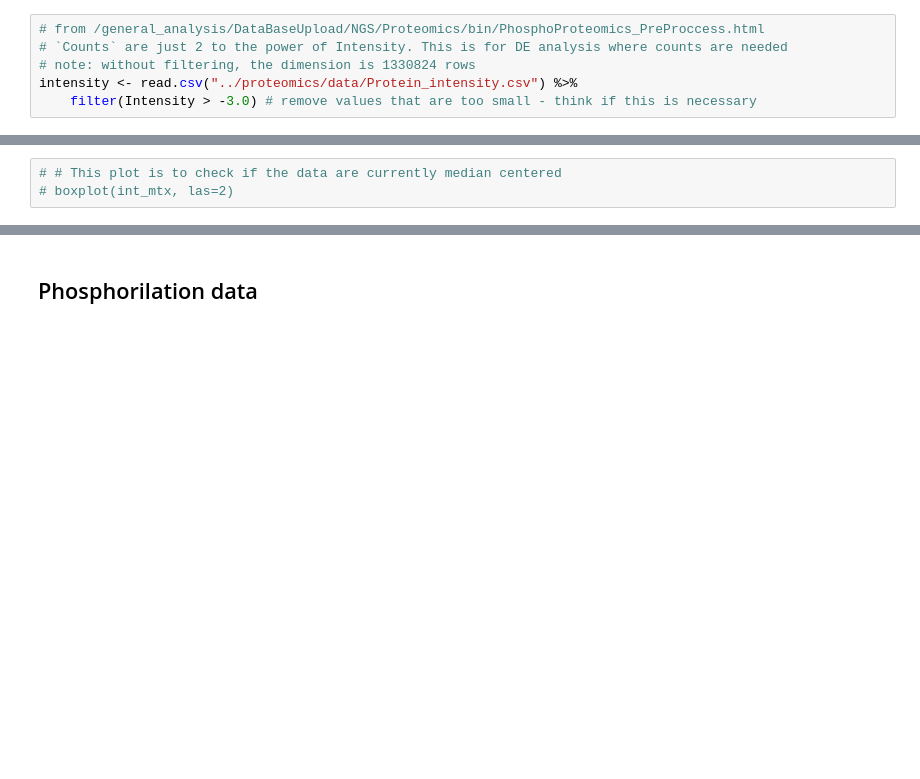
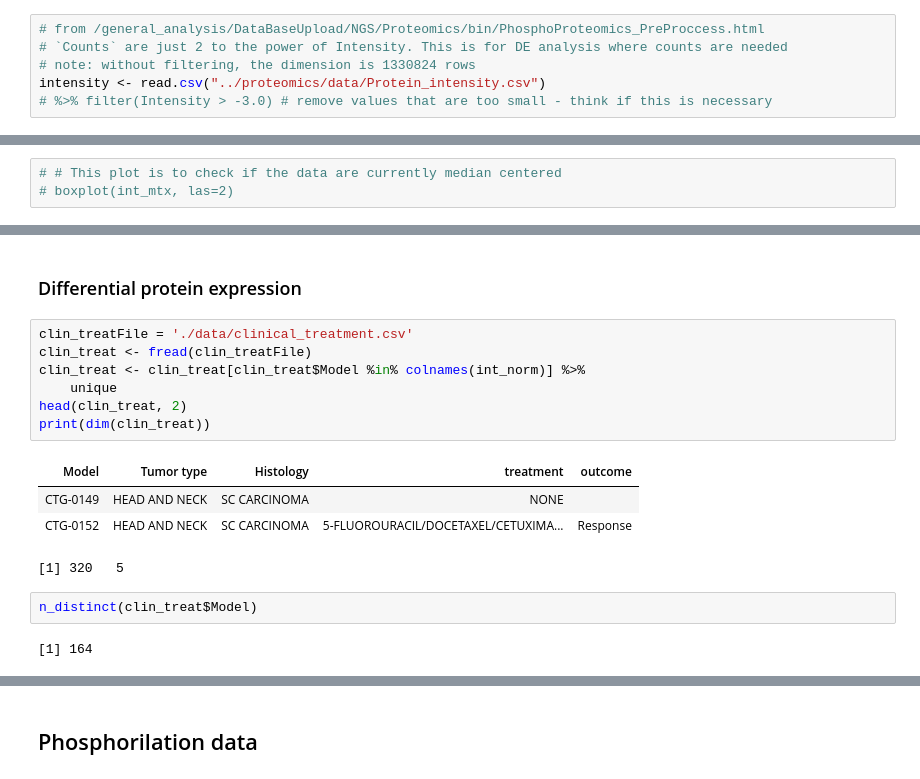
Before and after one commit to liorbey/lumin-workstation-materials, a Jupyter notebook: proteomics_data.ipynb, the cells around one changed output, grey strips where cells are left out. Drawn from its saved outputs; the diff is of its cells as text; blank space fills up the shorter version.

Commit message:
Read clin_treat data in proteomics_data.ipynb

```diff
--- a/proteomics_data.ipynb
+++ b/proteomics_data.ipynb
@@ -85,8 +81,8 @@ Possible reason: the original data have Inf. The R language calculated it to som
 # from /general_analysis/DataBaseUpload/NGS/Proteomics/bin/PhosphoProteomics_PreProccess.html
 # `Counts` are just 2 to the power of Intensity. This is for DE analysis where counts are needed
 # note: without filtering, the dimension is 1330824 rows
-intensity <- read.csv("../proteomics/data/Protein_intensity.csv") %>%
-    filter(Intensity > -3.0) # remove values that are too small - think if this is necessary
+intensity <- read.csv("../proteomics/data/Protein_intensity.csv")
+# %>% filter(Intensity > -3.0) # remove values that are too small - think if this is necessary
 # %%
 head(intensity, 2)
 print(dim(intensity))
@@ -213,0 +211,18 @@ head(int_norm, 2)
+# %% [markdown]
+### Differential protein expression
+# %%
+clin_treatFile = './data/clinical_treatment.csv'
+clin_treat <- fread(clin_treatFile)
+clin_treat <- clin_treat[clin_treat$Model %in% colnames(int_norm)] %>%
+    unique
+head(clin_treat, 2)
+print(dim(clin_treat))
+# %% [output]
+| Model | Tumor type | Histology | treatment | outcome |
+| CTG-0149 | HEAD AND NECK | SC CARCINOMA | NONE |  |
+| CTG-0152 | HEAD AND NECK | SC CARCINOMA | 5-FLUOROURACIL/DOCETAXEL/CETUXIMA... | Response |
+[1] 320   5
+# %%
+n_distinct(clin_treat$Model)
+# %% [output]
+[1] 164
```
Also changed, not shown: parts of 17 cells of this notebook.
